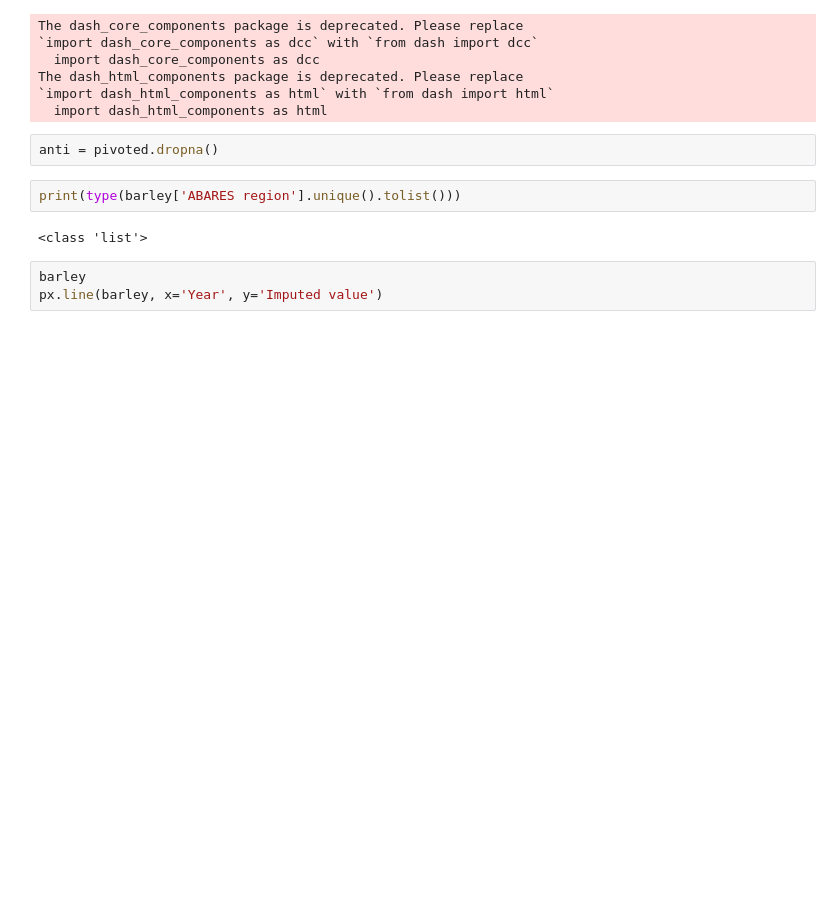
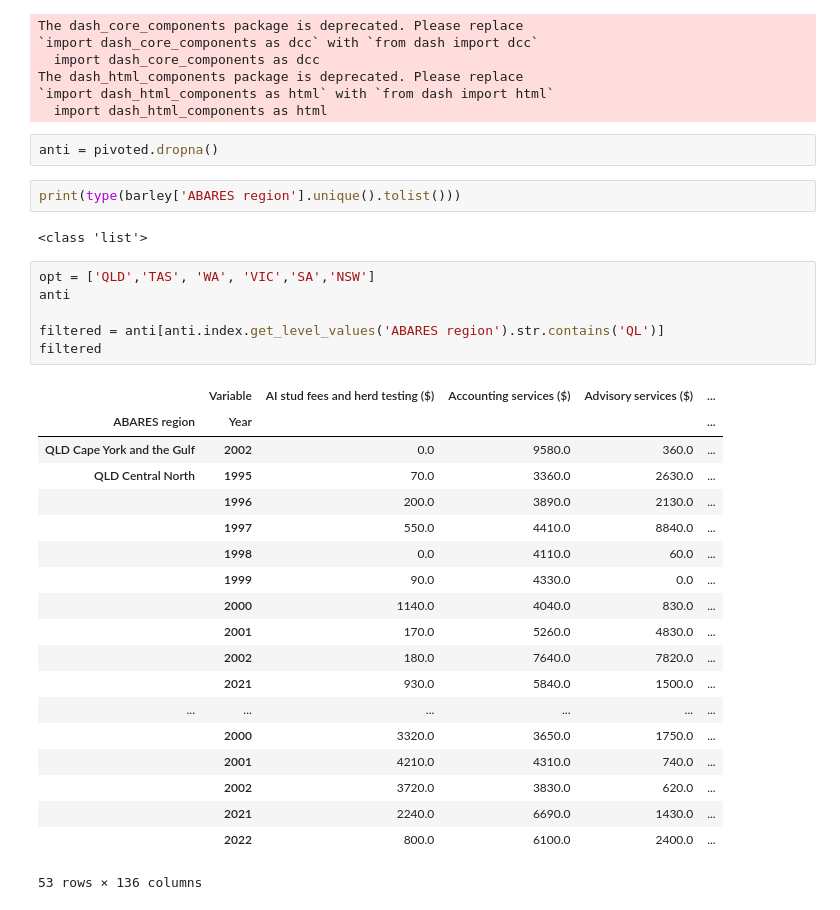
Before and after one commit to tinaashen/geoanalysis, a Jupyter notebook: analysis.ipynb, the cells around one changed output. Cells and saved outputs as stored; diff of their text form; blank space fills up the shorter version.

```diff
--- a/analysis.ipynb
+++ b/analysis.ipynb
@@ -144,9 +144,32 @@ anti = pivoted.dropna()
 print(type(barley['ABARES region'].unique().tolist()))
 # %% [output]
 <class 'list'>
-# %%
-barley
-px.line(barley, x='Year', y='Imputed value')
+# %%
+opt = ['QLD','TAS', 'WA', 'VIC','SA','NSW']
+anti
+
+filtered = anti[anti.index.get_level_values('ABARES region').str.contains('QL')]
+filtered
+# %% [output]
+|  | Variable | AI stud fees and herd testing ($) | Accounting services ($) | Advisory services ($) | ... |
+| ABARES region | Year |  |  |  | ... |
+| QLD Cape York and the Gulf | 2002 | 0.0 | 9580.0 | 360.0 | ... |
+| QLD Central North | 1995 | 70.0 | 3360.0 | 2630.0 | ... |
+|  | 1996 | 200.0 | 3890.0 | 2130.0 | ... |
+|  | 1997 | 550.0 | 4410.0 | 8840.0 | ... |
+|  | 1998 | 0.0 | 4110.0 | 60.0 | ... |
+|  | 1999 | 90.0 | 4330.0 | 0.0 | ... |
+|  | 2000 | 1140.0 | 4040.0 | 830.0 | ... |
+|  | 2001 | 170.0 | 5260.0 | 4830.0 | ... |
+|  | 2002 | 180.0 | 7640.0 | 7820.0 | ... |
+|  | 2021 | 930.0 | 5840.0 | 1500.0 | ... |
+| ... | ... | ... | ... | ... | ... |
+|  | 2000 | 3320.0 | 3650.0 | 1750.0 | ... |
+|  | 2001 | 4210.0 | 4310.0 | 740.0 | ... |
+|  | 2002 | 3720.0 | 3830.0 | 620.0 | ... |
+|  | 2021 | 2240.0 | 6690.0 | 1430.0 | ... |
+|  | 2022 | 800.0 | 6100.0 | 2400.0 | ... |
+53 rows × 136 columns
 # %%
 from dash import Dash, html, dcc, callback, Output, Input
 import plotly.express as px
```
Also changed, not shown: parts of 3 cells of this notebook.
